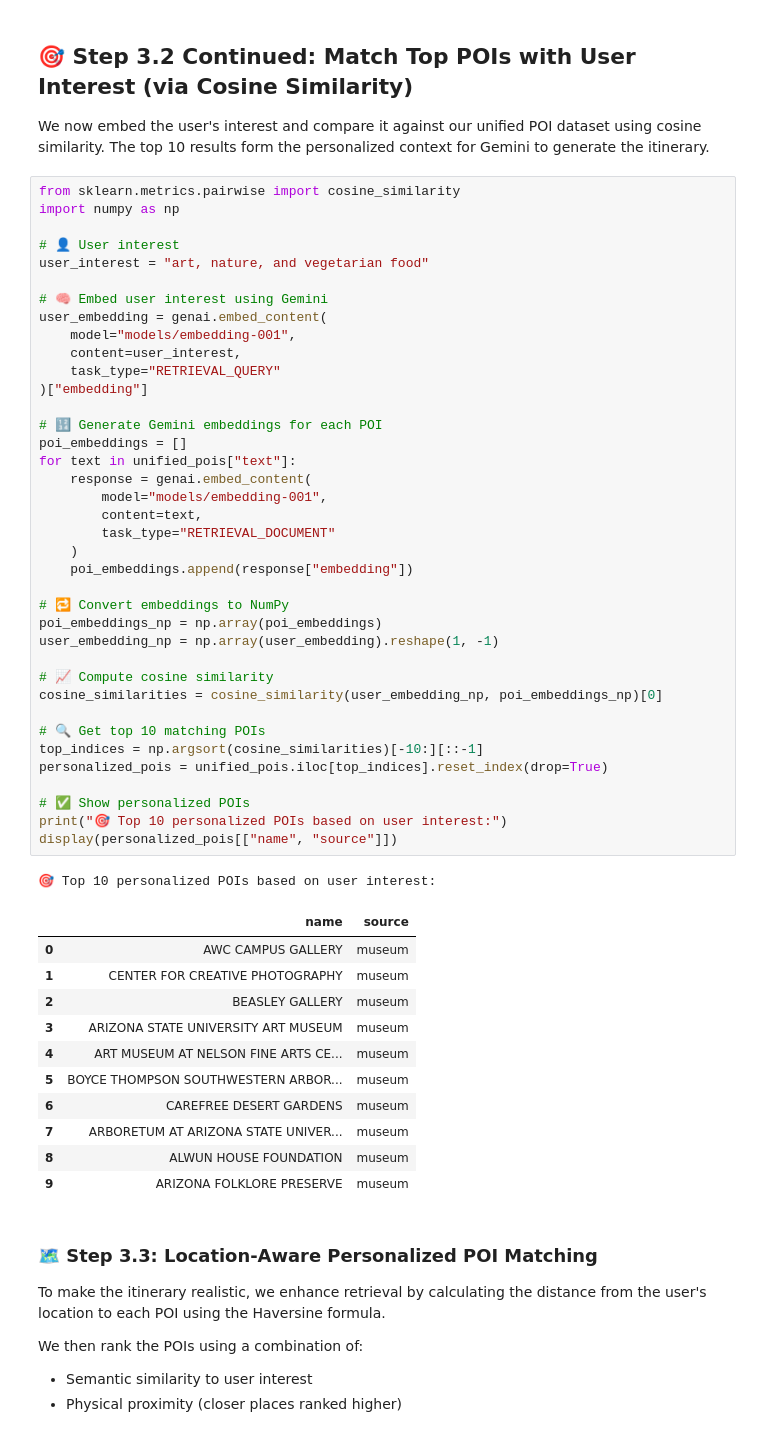
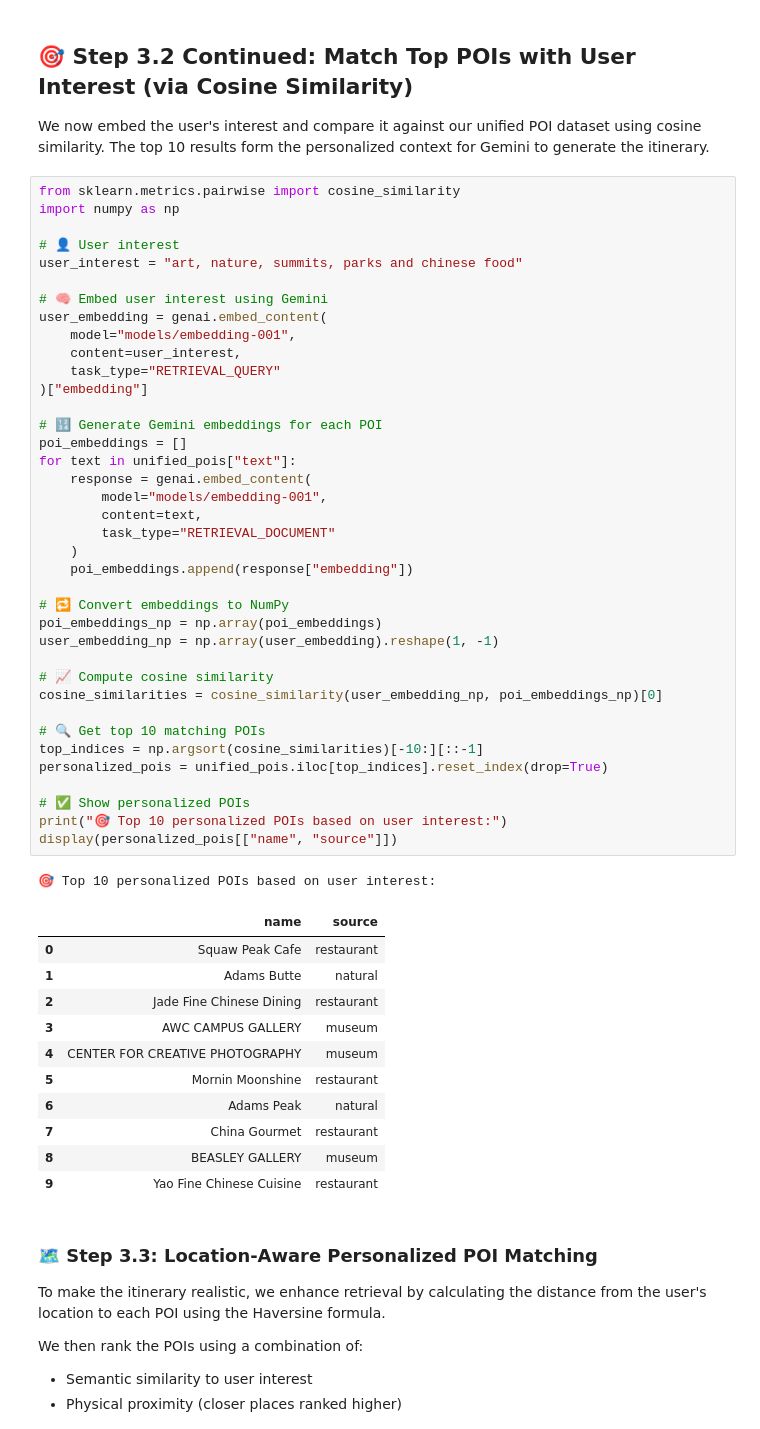
Before and after one commit to rajeshsawant98/genai-travel-planner, a Jupyter notebook: travel-planner-personalized-itinerary-generator.ipynb, the cells around one changed output. Drawn from its saved outputs; the diff is of its cells as text.

```diff
--- a/travel-planner-personalized-itinerary-generator.ipynb
+++ b/travel-planner-personalized-itinerary-generator.ipynb
@@ -237,7 +237,7 @@ from sklearn.metrics.pairwise import cosine_similarity
 import numpy as np
 
 # 👤 User interest
-user_interest = "art, nature, and vegetarian food"
+user_interest = "art, nature, summits, parks and chinese food"
 
 # 🧠 Embed user interest using Gemini
 user_embedding = genai.embed_content(
@@ -246,43 +246,43 @@ user_embedding = genai.embed_content(
     task_type="RETRIEVAL_QUERY"
 )["embedding"]
 
 # 🔢 Generate Gemini embeddings for each POI
 poi_embeddings = []
 for text in unified_pois["text"]:
     response = genai.embed_content(
         model="models/embedding-001",
         content=text,
         task_type="RETRIEVAL_DOCUMENT"
     )
     poi_embeddings.append(response["embedding"])
 
 # 🔁 Convert embeddings to NumPy
 poi_embeddings_np = np.array(poi_embeddings)
 user_embedding_np = np.array(user_embedding).reshape(1, -1)
 
 # 📈 Compute cosine similarity
 cosine_similarities = cosine_similarity(user_embedding_np, poi_embeddings_np)[0]
 
 # 🔍 Get top 10 matching POIs
 top_indices = np.argsort(cosine_similarities)[-10:][::-1]
 personalized_pois = unified_pois.iloc[top_indices].reset_index(drop=True)
 
 # ✅ Show personalized POIs
 print("🎯 Top 10 personalized POIs based on user interest:")
 display(personalized_pois[["name", "source"]])
 # %% [output]
 🎯 Top 10 personalized POIs based on user interest:
 |  | name | source |
-| 0 | AWC CAMPUS GALLERY | museum |
-| 1 | CENTER FOR CREATIVE PHOTOGRAPHY | museum |
-| 2 | BEASLEY GALLERY | museum |
-| 3 | ARIZONA STATE UNIVERSITY ART MUSEUM | museum |
-| 4 | ART MUSEUM AT NELSON FINE ARTS CE... | museum |
-| 5 | BOYCE THOMPSON SOUTHWESTERN ARBOR... | museum |
-| 6 | CAREFREE DESERT GARDENS | museum |
-| 7 | ARBORETUM AT ARIZONA STATE UNIVER... | museum |
-| 8 | ALWUN HOUSE FOUNDATION | museum |
-| 9 | ARIZONA FOLKLORE PRESERVE | museum |
+| 0 | Squaw Peak Cafe | restaurant |
+| 1 | Adams Butte | natural |
+| 2 | Jade Fine Chinese Dining | restaurant |
+| 3 | AWC CAMPUS GALLERY | museum |
+| 4 | CENTER FOR CREATIVE PHOTOGRAPHY | museum |
+| 5 | Mornin Moonshine | restaurant |
+| 6 | Adams Peak | natural |
+| 7 | China Gourmet | restaurant |
+| 8 | BEASLEY GALLERY | museum |
+| 9 | Yao Fine Chinese Cuisine | restaurant |
 # %% [markdown]
 ### 🗺️ Step 3.3: Location-Aware Personalized POI Matching
 
```
Also changed, not shown: parts of 2 cells of this notebook.
